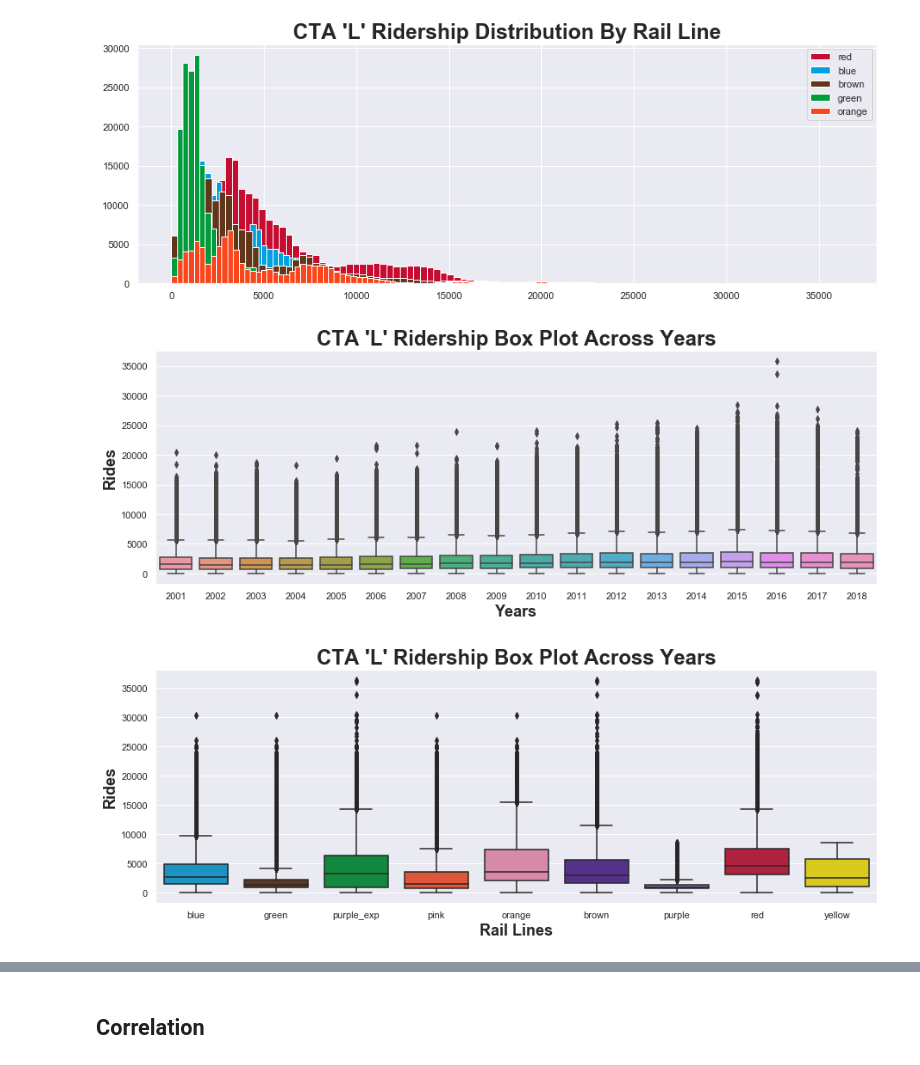
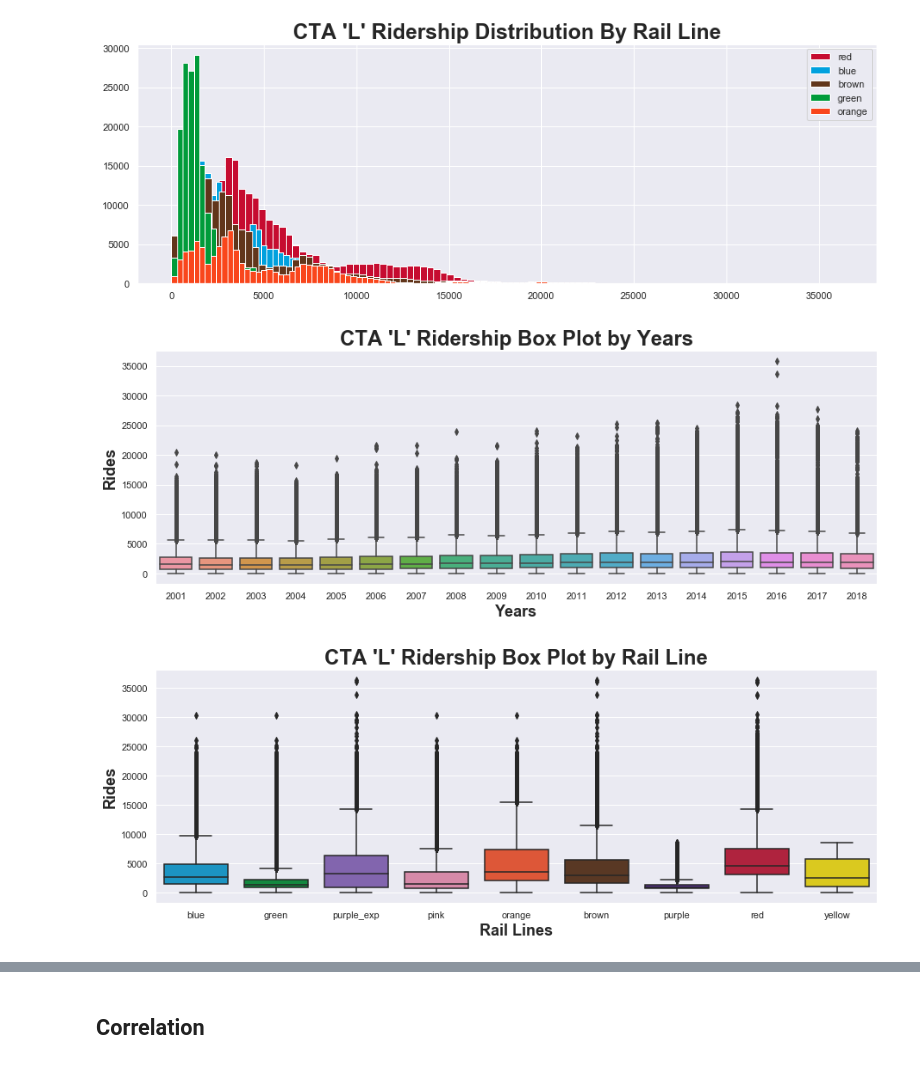
Before and after one commit to ParfaitG/WORKSHOPS, a Jupyter notebook: 2QPGCONF/Python_Postgres_Analysis.ipynb, the cells around one changed output, grey strips where cells are left out. Cells and saved outputs as stored; diff of their text form; code cells hidden in the pictures.

```diff
--- a/2QPGCONF/Python_Postgres_Analysis.ipynb
+++ b/2QPGCONF/Python_Postgres_Analysis.ipynb
@@ -606,28 +629,31 @@ plt.close('all')
 fig, ax = plt.subplots(figsize=(15,5))
 sns.boxplot(x='year', y='rides_total', data=merge_rail.assign(year = merge_rail['ride_date'].dt.year), ax=ax)
 
-plt.title("CTA 'L' Ridership Box Plot Across Years", weight='bold', size=24)
+plt.title("CTA 'L' Ridership Box Plot by Years", weight='bold', size=24)
 plt.xlabel('Years', weight='bold', size=18)
 plt.ylabel('Rides', weight='bold', size=18)
 plt.show()
 plt.clf()
 plt.close('all')
 # %% [output]
-[figure, old version]
+[figure, new version]
 # %%
+cta_palette = {'blue': '#00A1DE', 'brown': '#62361B', 'green': '#009B3A', 'orange': '#F9461C',
+               'pink': '#E27EA6', 'purple': '#522398', 'purple_exp':'#8059BA', 'red':'#C60C30', 'yellow':'#F9E300'}
+
 fig, ax = plt.subplots(figsize=(15,5))
 
 sns.boxplot(x='rail_line', y='rides', data=merge_rail, ax=ax, palette=cta_palette)
 
-plt.title("CTA 'L' Ridership Box Plot Across Years", weight='bold', size=24)
+plt.title("CTA 'L' Ridership Box Plot by Rail Line", weight='bold', size=24)
 
 plt.xlabel('Rail Lines', weight='bold', size=18)
 plt.ylabel('Rides', weight='bold', size=18)
 plt.show()
 plt.clf()
 plt.close('all')
 # %% [output]
-[figure, old version]
+[figure, new version]
 # %%
 fig, ax = plt.subplots(figsize=(15,5))
 
```
Also changed, not shown: parts of 9 cells of this notebook, 7 other files.
